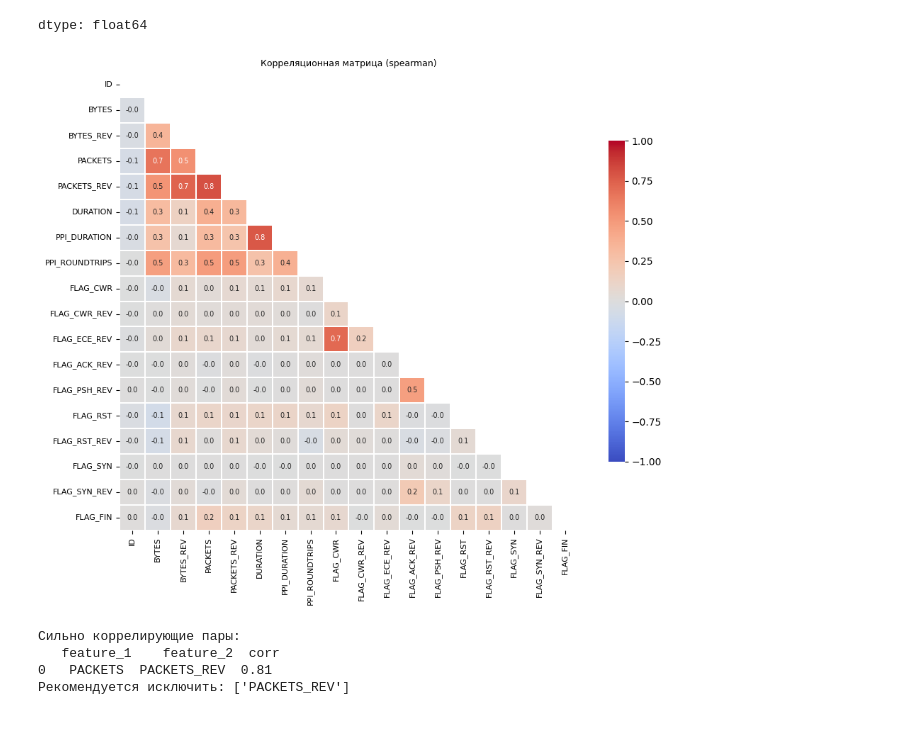
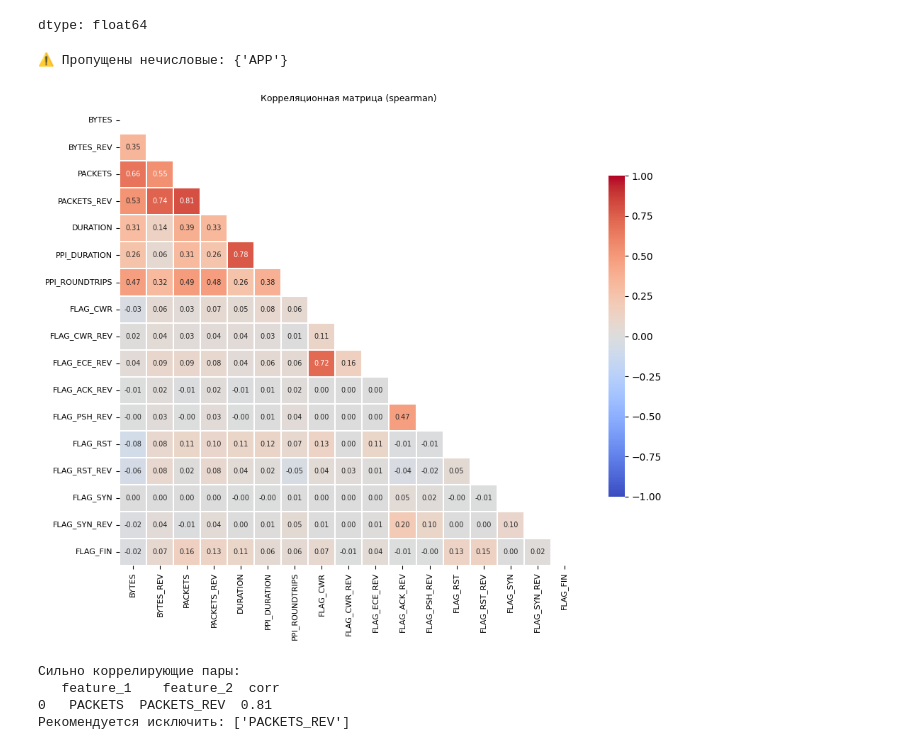
Before and after one commit to MinyaevAndrey/cesnet-tcexamples, a Jupyter notebook: notebooks/example_evaluation.ipynb, the cells around one changed output. Saved outputs shown, nothing was run; the diff lists cells and outputs as text; code cells hidden in the pictures.

```diff
--- a/notebooks/example_evaluation.ipynb
+++ b/notebooks/example_evaluation.ipynb
@@ -1158,11 +1204,6 @@ df.CATEGORY[:5]
 | 4 | Software updates |
 dtype: object
 # %%
-df = df.drop('PPI', axis=1)
-# df = df.drop('PPI_LEN', axis=1)
-df = df.drop('CATEGORY', axis=1)
-df = df.drop('TCP_FLAGS', axis=1)
-df = df.drop('TCP_FLAGS_REV', axis=1)
-
+df = df.drop(['ID', 'PPI', 'CATEGORY', 'TCP_FLAGS', 'TCP_FLAGS_REV'], axis=1)
 df.head()
 # %% [output]
@@ -1265,7 +1302,7 @@ def correlation_matrix(
     mask = np.triu(np.ones_like(corr, dtype=bool))
     sns.heatmap(
         corr, mask=mask,
-        annot=True, fmt=".1f",
+        annot=True, fmt=".2f",
         annot_kws={"size": 7},        # ← размер цифр в ячейках
         cmap="coolwarm", center=0, vmin=-1, vmax=1,
         square=True,
@@ -1329,16 +1366,17 @@ def target_association(
     )
     return mi_df
 # %%
-iskl = ['APP', 'PPI_LEN', 'FLAG_ECE', 'FLAG_URG_REV', 'FLAG_URG', 'FLAG_ACK', 'FLAG_PSH', 'FLAG_FIN_REV']
+iskl = ['PPI_LEN', 'FLAG_ECE', 'FLAG_URG_REV', 'FLAG_URG', 'FLAG_ACK', 'FLAG_PSH', 'FLAG_FIN_REV']
 numeric_cols = [c for c in df.columns if c not in iskl]
 
 
 res = correlation_matrix(df, numeric_cols, threshold=0.8, method="spearman")
 print("Сильно коррелирующие пары:\n", res["high_corr_pairs"])
 print("Рекомендуется исключить:", res["to_drop"])
 # %% [output]
+⚠ Пропущены нечисловые: {'APP'}
-[figure, old version]
+[figure, new version]
-Сильно коррелирующие пары:
-   feature_1    feature_2  corr
-0   PACKETS  PACKETS_REV  0.81
-Рекомендуется исключить: ['PACKETS_REV']
+Сильно коррелирующие пары:
+   feature_1    feature_2  corr
+0   PACKETS  PACKETS_REV  0.81
+Рекомендуется исключить: ['PACKETS_REV']
```
Also changed, not shown: parts of 14 cells of this notebook.
